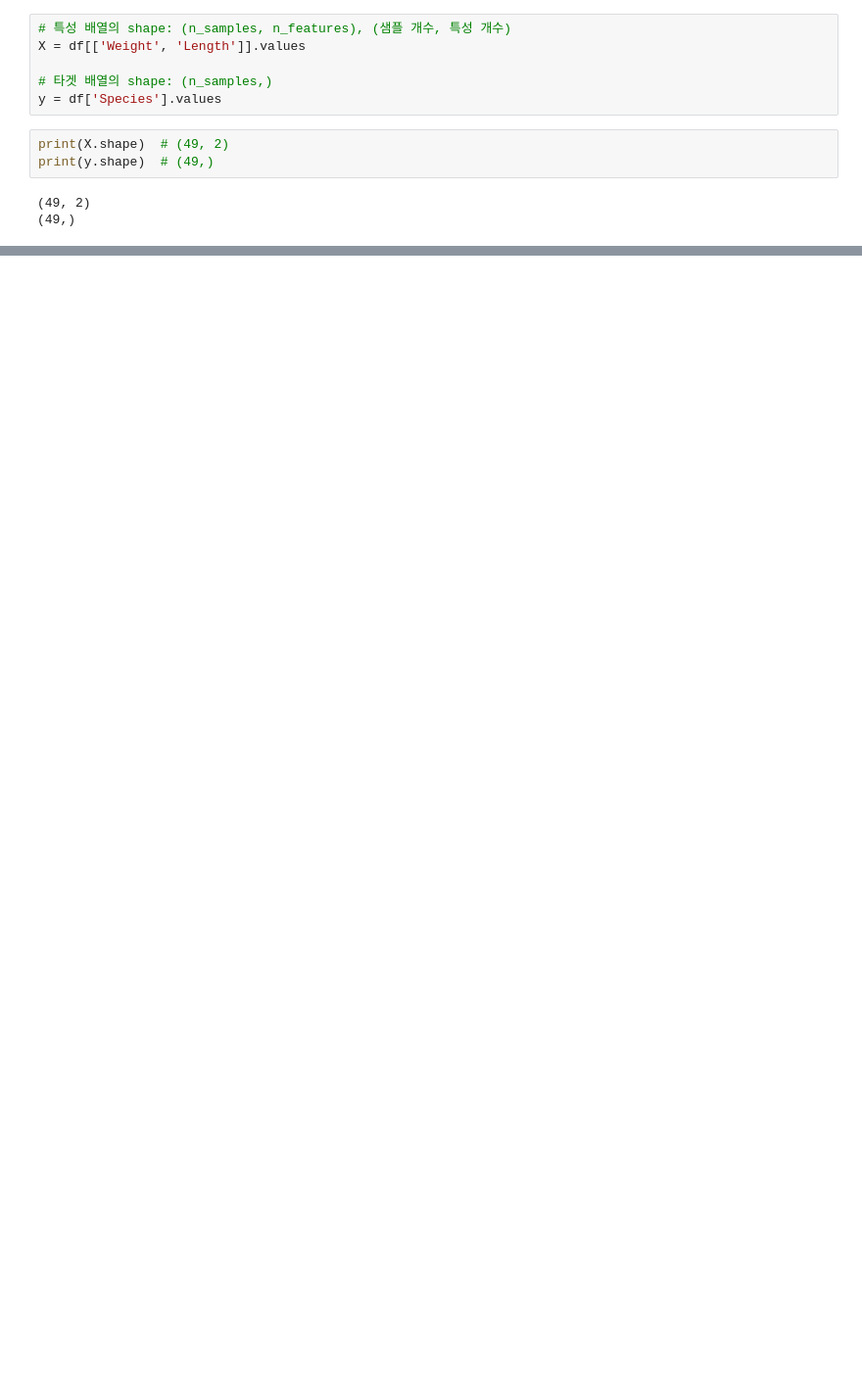
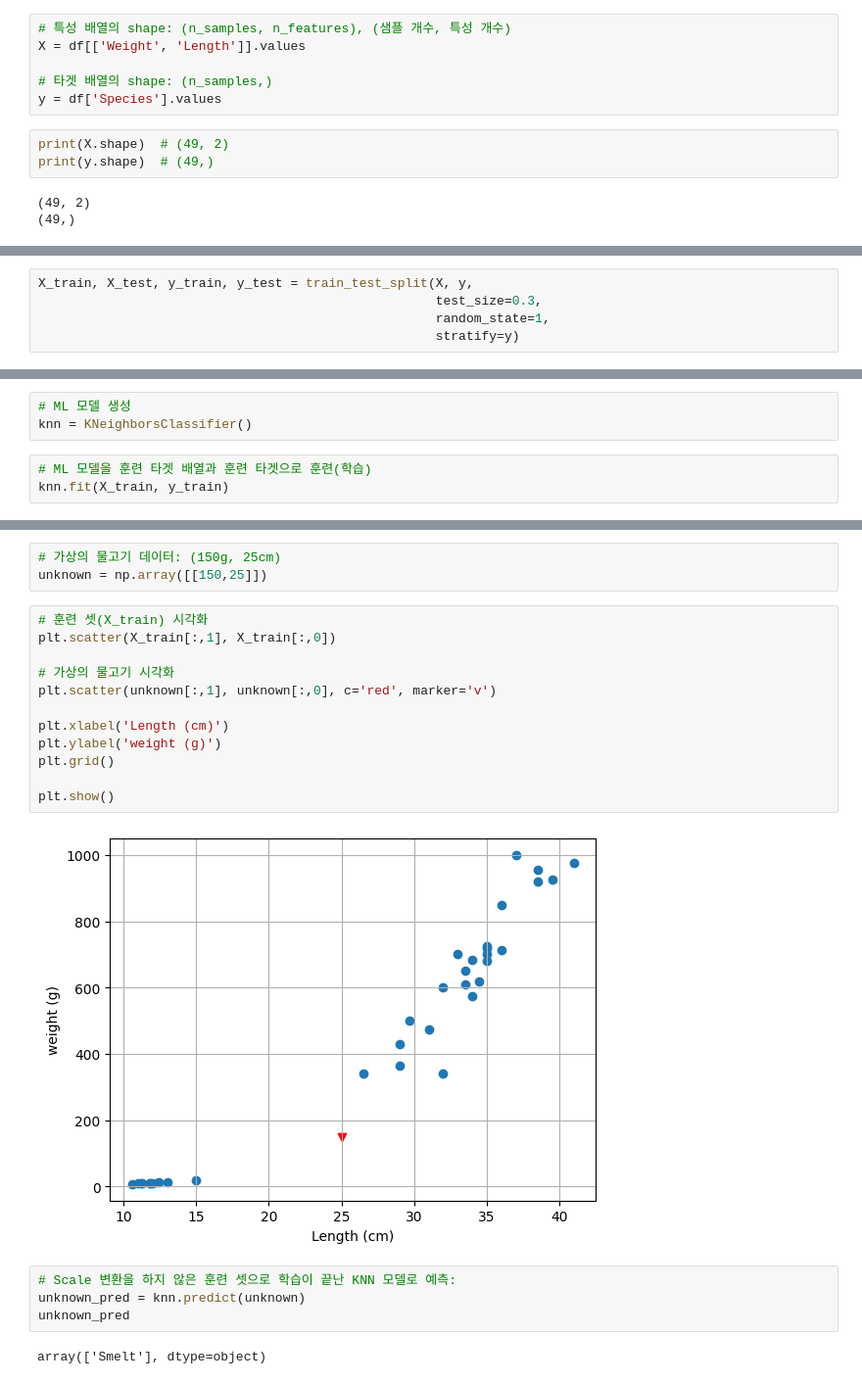
Before and after one commit to rosy137/lab-python, a Jupyter notebook: ml02_knn.ipynb, the cells around one changed output, grey strips where cells are left out. Shown at 98% size. Drawn from its saved outputs; the diff is of its cells as text; blank space fills up the shorter version.

```diff
--- a/ml02_knn.ipynb
+++ b/ml02_knn.ipynb
@@ -187,0 +363,5 @@ print(y.shape)  # (49,)
+# %%
+X_train, X_test, y_train, y_test = train_test_split(X, y,
+                                                    test_size=0.3,
+                                                    random_state=1,
+                                                    stratify=y)
@@ -187,0 +399,6 @@ print(y.shape)  # (49,)
+# %%
+# ML 모델 생성
+knn = KNeighborsClassifier()
+# %%
+# ML 모델을 훈련 타겟 배열과 훈련 타겟으로 훈련(학습)
+knn.fit(X_train, y_train)
@@ -187,0 +504,23 @@ print(y.shape)  # (49,)
+# %%
+# 가상의 물고기 데이터: (150g, 25cm)
+unknown = np.array([[150,25]])
+# %%
+# 훈련 셋(X_train) 시각화
+plt.scatter(X_train[:,1], X_train[:,0])
+
+# 가상의 물고기 시각화
+plt.scatter(unknown[:,1], unknown[:,0], c='red', marker='v')
+
+plt.xlabel('Length (cm)')
+plt.ylabel('weight (g)')
+plt.grid()
+
+plt.show()
+# %% [output]
+[figure, added]
+# %%
+# Scale 변환을 하지 않은 훈련 셋으로 학습이 끝난 KNN 모델로 예측:
+unknown_pred = knn.predict(unknown)
+unknown_pred
+# %% [output]
+array(['Smelt'], dtype=object)
```
Also changed, not shown: parts of 62 cells of this notebook.
